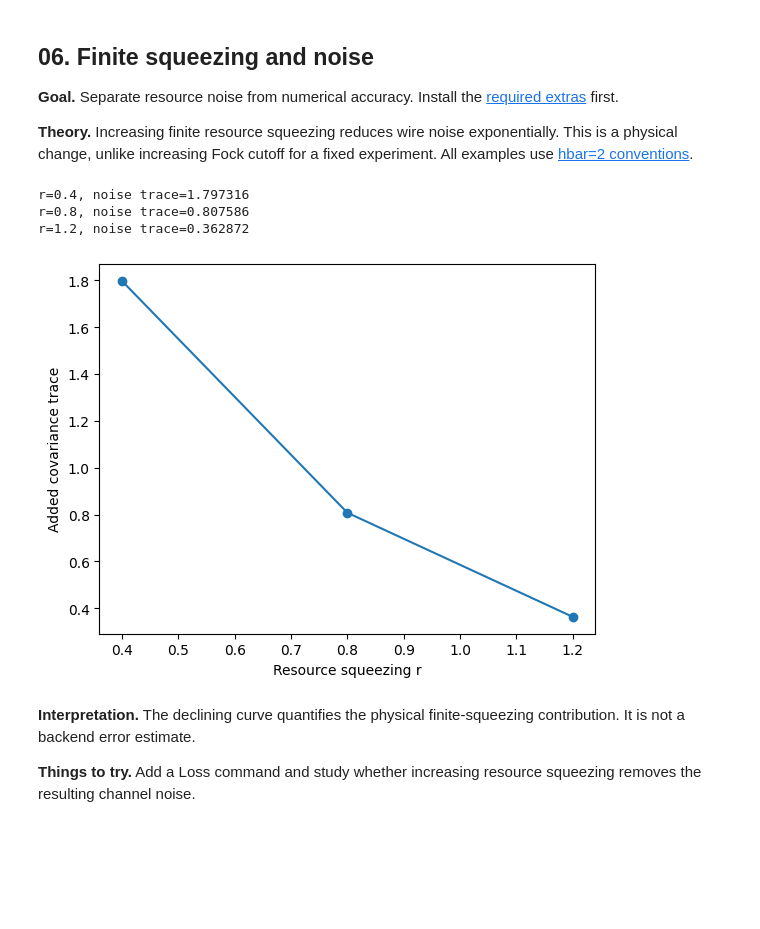
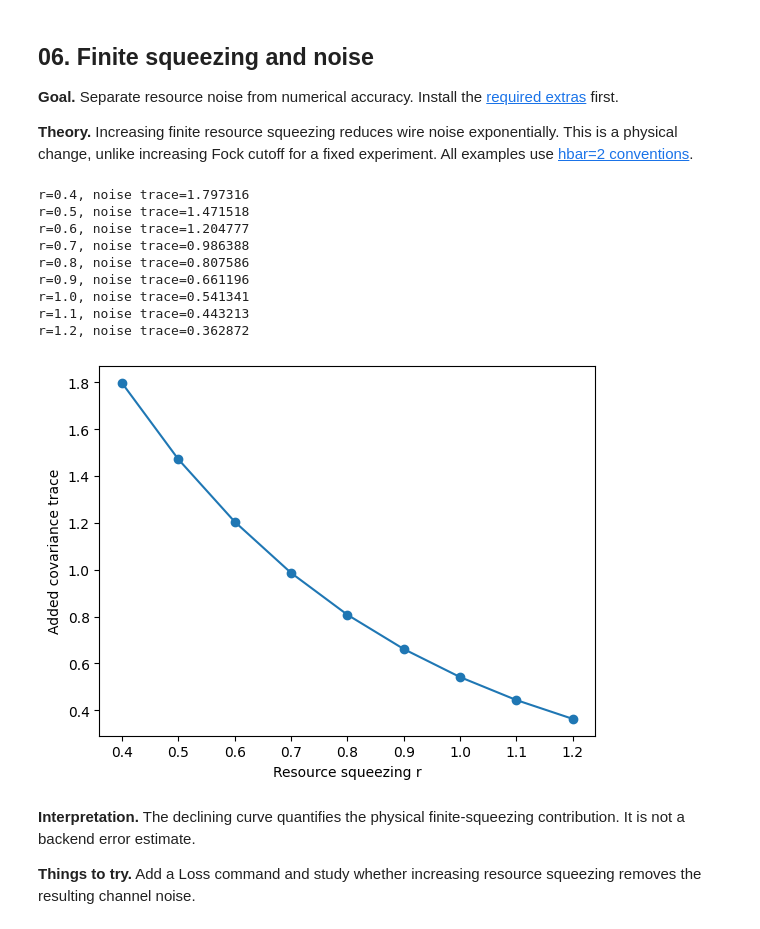
Before and after one commit to chinmoybiswasdeep/PhotoGraphiQ, a Jupyter notebook: examples/tutorials/tutorials.ipynb, the cells around one changed output. Saved outputs shown, nothing was run; the diff lists cells and outputs as text; code cells hidden in the pictures; blank space fills up the shorter version.

```diff
--- a/examples/tutorials/tutorials.ipynb
+++ b/examples/tutorials/tutorials.ipynb
@@ -249,24 +251,31 @@ Executed displacements: 1
 # %%
 import matplotlib.pyplot as plt
 import numpy as np
 
 import photographiq as pg
 
+r_vals = [0.4, 0.5, 0.6, 0.7, 0.8, 0.9, 1.0, 1.1, 1.2]
 values = []
-for r in (0.4, 0.8, 1.2):
+for r in r_vals:
     channel = pg.gaussian_channel(pg.protocols.identity(squeezing=r))
     values.append(float(np.trace(channel.noise)))
     print(f"r={r:.1f}, noise trace={values[-1]:.6f}")
 assert values[0] > values[1] > values[2]
-plt.plot([0.4, 0.8, 1.2], values, marker="o")
+plt.plot(r_vals, values, marker="o")
 plt.xlabel("Resource squeezing r")
 plt.ylabel("Added covariance trace")
 plt.show()
 # %% [output]
 r=0.4, noise trace=1.797316
+r=0.5, noise trace=1.471518
+r=0.6, noise trace=1.204777
+r=0.7, noise trace=0.986388
 r=0.8, noise trace=0.807586
+r=0.9, noise trace=0.661196
+r=1.0, noise trace=0.541341
+r=1.1, noise trace=0.443213
 r=1.2, noise trace=0.362872
-[figure, old version]
+[figure, new version]
 # %% [markdown]
 **Interpretation.** The declining curve quantifies the physical finite-squeezing contribution. It is not a backend error estimate.
 
```
Also changed, not shown: parts of 27 cells of this notebook, 27 other files.
